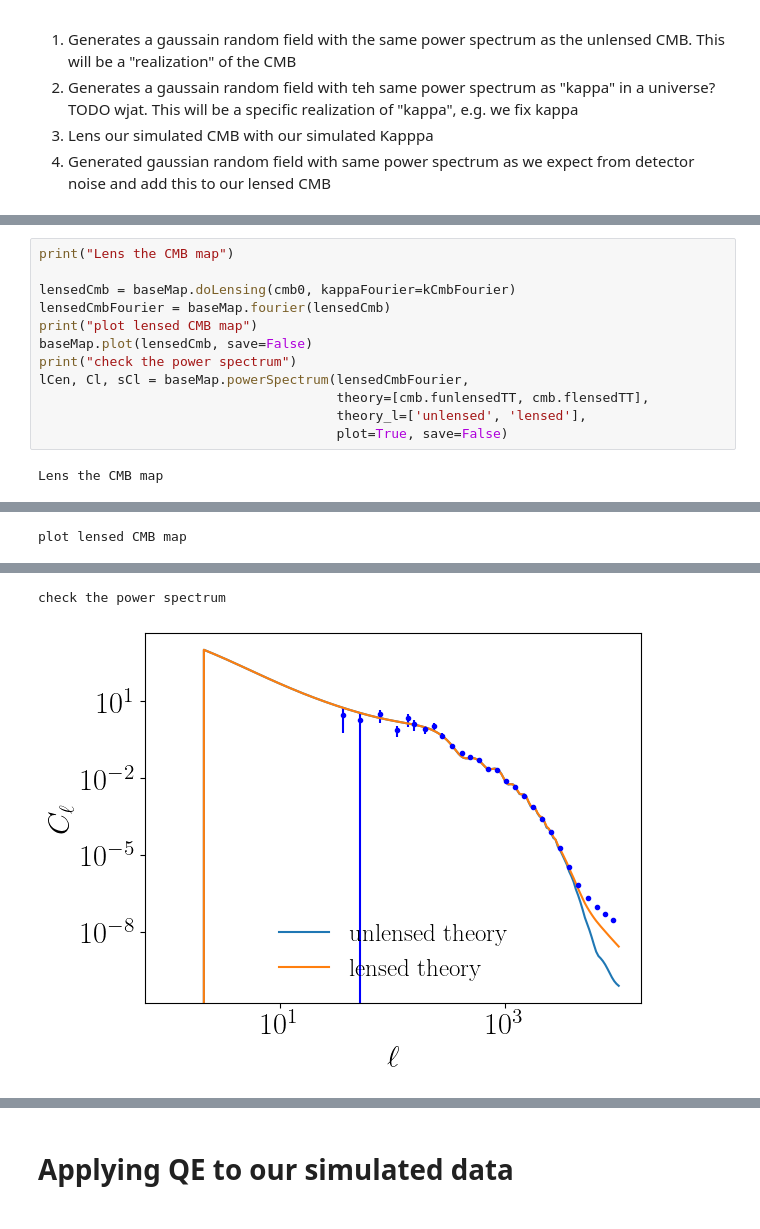
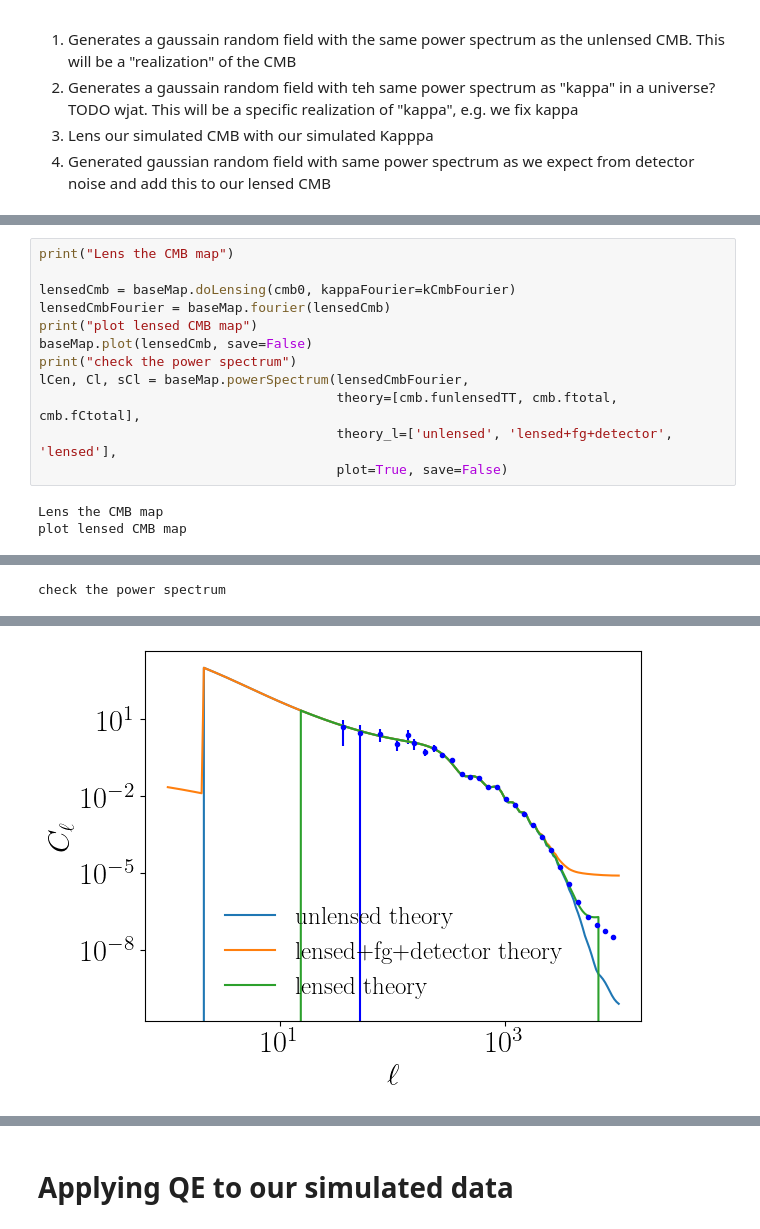
Before and after one commit to EmmanuelSchaan/LensQuEst, a Jupyter notebook: dev/scratch.ipynb, the cells around one changed output, grey strips where cells are left out. Drawn from its saved outputs; the diff is of its cells as text.

```diff
--- a/dev/scratch.ipynb
+++ b/dev/scratch.ipynb
@@ -115,8 +114,9 @@ print("plot lensed CMB map")
 baseMap.plot(lensedCmb, save=False)
 print("check the power spectrum")
 lCen, Cl, sCl = baseMap.powerSpectrum(lensedCmbFourier,
-                                      theory=[cmb.funlensedTT, cmb.flensedTT],
-                                      theory_l=['unlensed', 'lensed'],
+                                      theory=[cmb.funlensedTT, cmb.ftotal, cmb.fCtotal],
+                                      theory_l=['unlensed', 'lensed+fg+detector', 'lensed'],
                                       plot=True, save=False)
 # %% [output]
 Lens the CMB map
+plot lensed CMB map
@@ -123 +124 @@ Lens the CMB map
-plot lensed CMB map
+check the power spectrum
@@ -125,2 +125 @@ plot lensed CMB map
-check the power spectrum
-[figure, old version]
+[figure, new version]
```
Also changed, not shown: parts of 16 cells of this notebook, 2 other files.
